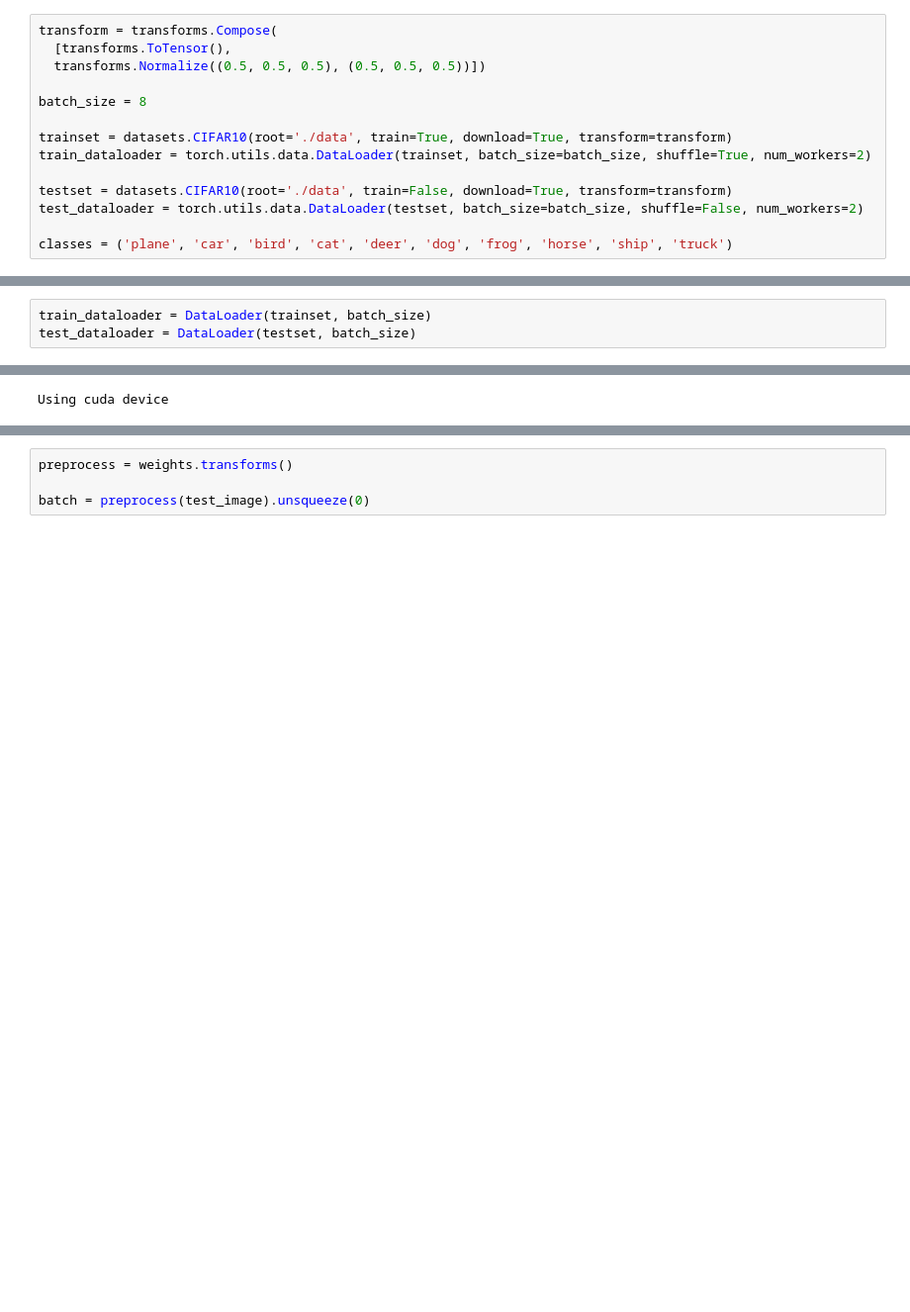
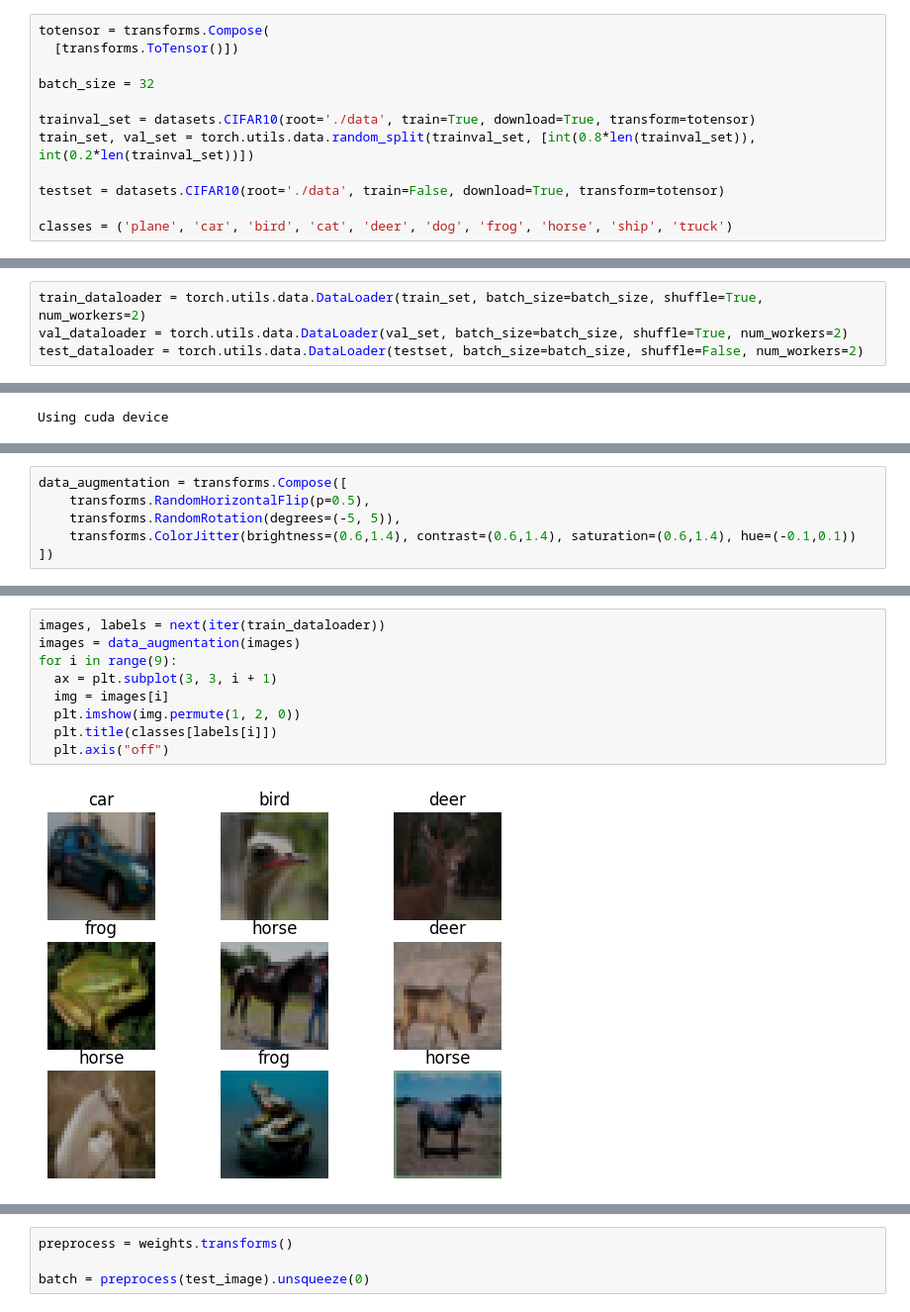
Before and after one commit to wwaihoe/computer-vision, a Jupyter notebook: image_classification_pytorch.ipynb, the cells around one changed output, grey strips where cells are left out. Shown: that part at 99% size. Drawn from its saved outputs; the diff is of its cells as text; blank space fills up the shorter version.

```diff
--- a/image_classification_pytorch.ipynb
+++ b/image_classification_pytorch.ipynb
@@ -11,15 +13,13 @@ import matplotlib.pyplot as plt
 # %%
-transform = transforms.Compose(
-  [transforms.ToTensor(),
-  transforms.Normalize((0.5, 0.5, 0.5), (0.5, 0.5, 0.5))])
+totensor = transforms.Compose(
+  [transforms.ToTensor()])
 
-batch_size = 8
+batch_size = 32
 
-trainset = datasets.CIFAR10(root='./data', train=True, download=True, transform=transform)
-train_dataloader = torch.utils.data.DataLoader(trainset, batch_size=batch_size, shuffle=True, num_workers=2)
+trainval_set = datasets.CIFAR10(root='./data', train=True, download=True, transform=totensor)
+train_set, val_set = torch.utils.data.random_split(trainval_set, [int(0.8*len(trainval_set)), int(0.2*len(trainval_set))])
 
-testset = datasets.CIFAR10(root='./data', train=False, download=True, transform=transform)
-test_dataloader = torch.utils.data.DataLoader(testset, batch_size=batch_size, shuffle=False, num_workers=2)
+testset = datasets.CIFAR10(root='./data', train=False, download=True, transform=totensor)
 
 classes = ('plane', 'car', 'bird', 'cat', 'deer', 'dog', 'frog', 'horse', 'ship', 'truck')
 # %% [output]
@@ -29,2 +28,6 @@ Files already downloaded and verified
+# %%
+train_dataloader = torch.utils.data.DataLoader(train_set, batch_size=batch_size, shuffle=True, num_workers=2)
+val_dataloader = torch.utils.data.DataLoader(val_set, batch_size=batch_size, shuffle=True, num_workers=2)
+test_dataloader = torch.utils.data.DataLoader(testset, batch_size=batch_size, shuffle=False, num_workers=2)
 # %%
 print("First data point")
@@ -76,6 +55,3 @@ frog  truck truck deer  car   car   bird  horse
-# %%
-train_dataloader = DataLoader(trainset, batch_size)
-test_dataloader = DataLoader(testset, batch_size)
 # %%
 device = (
     "cuda"
@@ -89,0 +70,6 @@ Using cuda device
+# %%
+data_augmentation = transforms.Compose([
+    transforms.RandomHorizontalFlip(p=0.5),
+    transforms.RandomRotation(degrees=(-5, 5)),
+    transforms.ColorJitter(brightness=(0.6,1.4), contrast=(0.6,1.4), saturation=(0.6,1.4), hue=(-0.1,0.1))
+])
@@ -89,0 +85,11 @@ Using cuda device
+# %%
+images, labels = next(iter(train_dataloader))
+images = data_augmentation(images)
+for i in range(9):
+  ax = plt.subplot(3, 3, i + 1)
+  img = images[i]
+  plt.imshow(img.permute(1, 2, 0))
+  plt.title(classes[labels[i]])
+  plt.axis("off")
+# %% [output]
+[figure, added]
```
Also changed, not shown: parts of 42 cells of this notebook, 1 other file.
